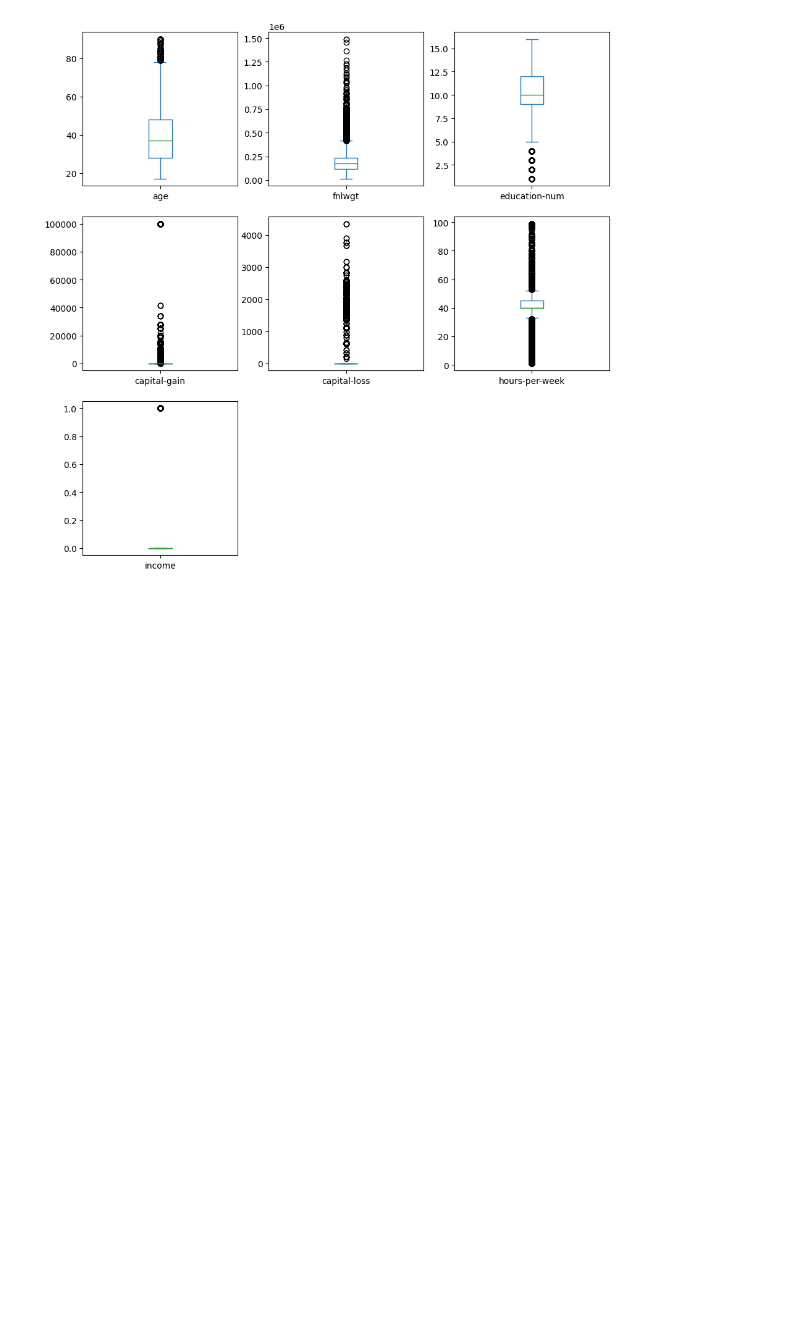
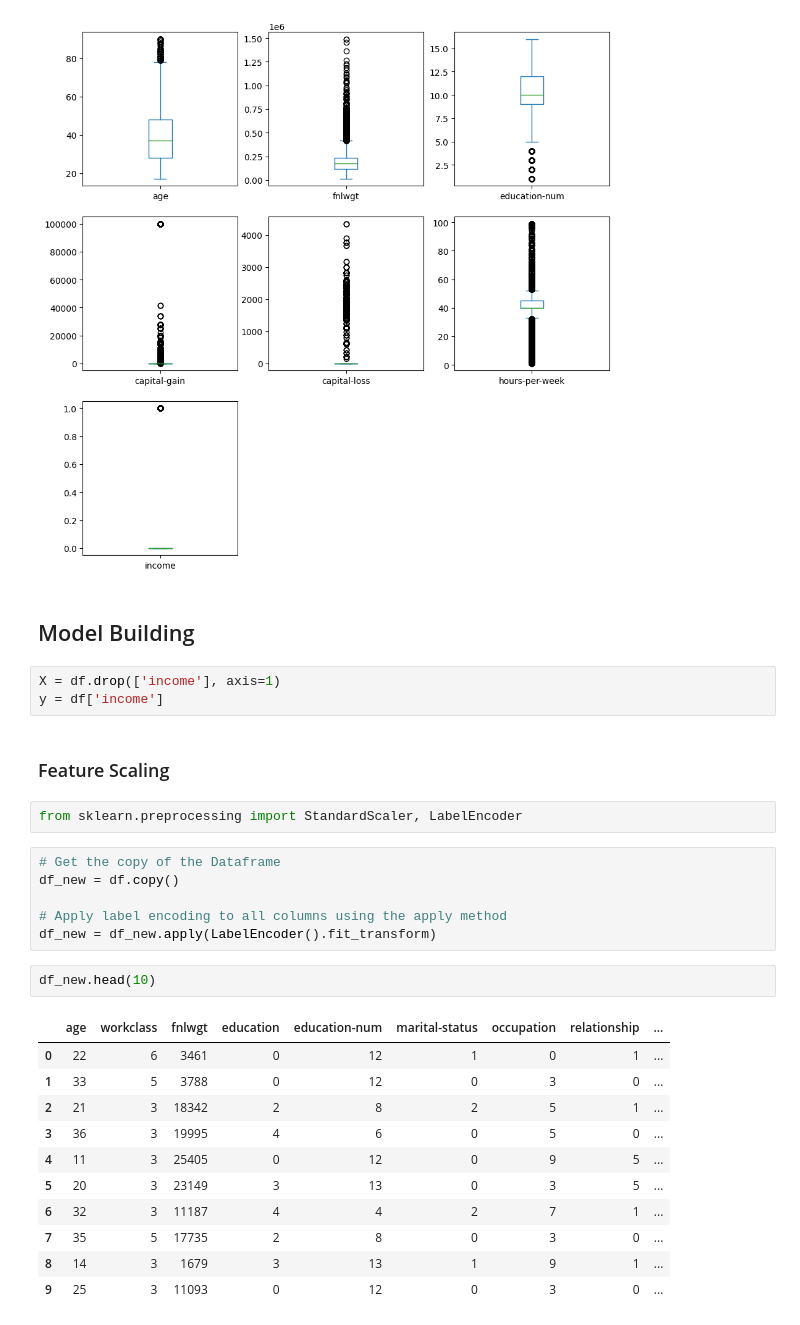
Before and after one commit to SandeepJeewandara/IncomePredictorML, a Jupyter notebook: notebooks/Income Prediction Analysis.ipynb, the cells around one changed output. Saved outputs shown, nothing was run; the diff lists cells and outputs as text; blank space fills up the shorter version.

```diff
--- a/notebooks/Income Prediction Analysis.ipynb
+++ b/notebooks/Income Prediction Analysis.ipynb
@@ -403,3 +403,32 @@ df.hist(figsize=(11,11), layout=(3,3), sharex=False);
 df.plot(kind= 'box', figsize=(11,11), layout=(3,3), sharex=False, subplots=True);
 # %% [output]
 [figure]
+# %% [markdown]
+## Model Building
+# %%
+X = df.drop(['income'], axis=1)
+y = df['income']
+# %% [markdown]
+### Feature Scaling
+# %%
+from sklearn.preprocessing import StandardScaler, LabelEncoder
+# %%
+# Get the copy of the Dataframe
+df_new = df.copy()
+
+# Apply label encoding to all columns using the apply method
+df_new = df_new.apply(LabelEncoder().fit_transform)
+# %%
+df_new.head(10)
+# %% [output]
+|  | age | workclass | fnlwgt | education | education-num | marital-status | occupation | relationship | ... |
+| 0 | 22 | 6 | 3461 | 0 | 12 | 1 | 0 | 1 | ... |
+| 1 | 33 | 5 | 3788 | 0 | 12 | 0 | 3 | 0 | ... |
+| 2 | 21 | 3 | 18342 | 2 | 8 | 2 | 5 | 1 | ... |
+| 3 | 36 | 3 | 19995 | 4 | 6 | 0 | 5 | 0 | ... |
+| 4 | 11 | 3 | 25405 | 0 | 12 | 0 | 9 | 5 | ... |
+| 5 | 20 | 3 | 23149 | 3 | 13 | 0 | 3 | 5 | ... |
+| 6 | 32 | 3 | 11187 | 4 | 4 | 2 | 7 | 1 | ... |
+| 7 | 35 | 5 | 17735 | 2 | 8 | 0 | 3 | 0 | ... |
+| 8 | 14 | 3 | 1679 | 3 | 13 | 1 | 9 | 1 | ... |
+| 9 | 25 | 3 | 11093 | 0 | 12 | 0 | 3 | 0 | ... |
```
Also changed, not shown: parts of 12 cells of this notebook.
